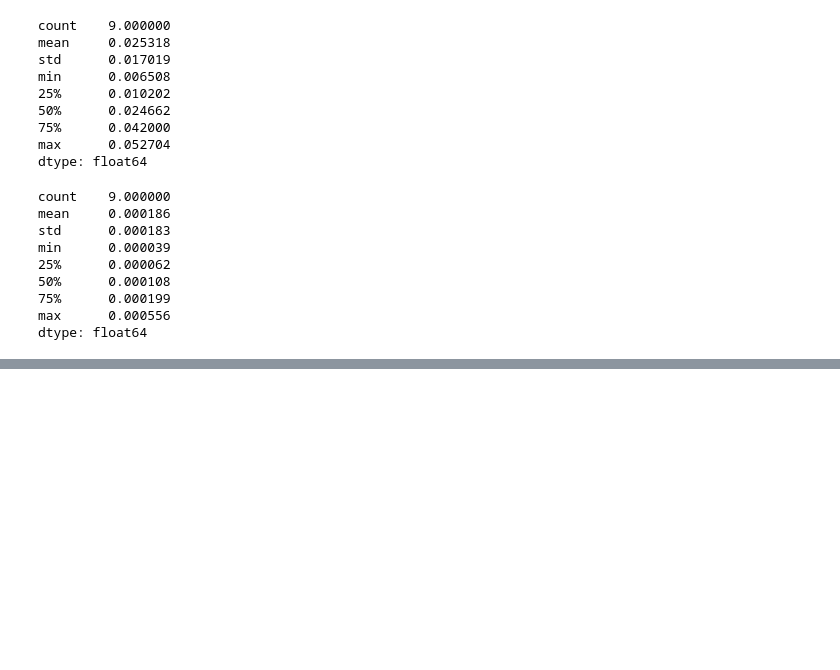
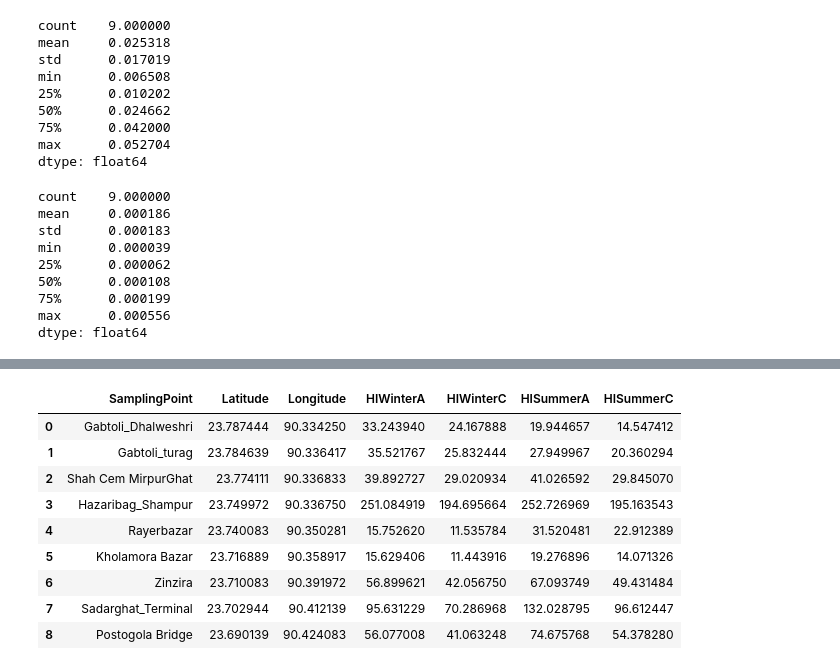
Before and after one commit to rakibhhridoy/OnGoingStudy, a Jupyter notebook: Buriganga/HRA.ipynb, the cells around one changed output, grey strips where cells are left out. Saved outputs shown, nothing was run; the diff lists cells and outputs as text; code cells hidden in the pictures; blank space fills up the shorter version.

```diff
--- a/Buriganga/HRA.ipynb
+++ b/Buriganga/HRA.ipynb
@@ -1845,0 +1863,2 @@ dtype: float64
+# %%
+coord = coord[["Sampling Point", "Latitude", "Longitude"]]
@@ -1845,0 +1878,5 @@ dtype: float64
+# %%
+Hiwa = hi_ingwa + hi_dermwa
+Hiwc = hi_ingwc + hi_dermwc
+Hisa = hi_ingsa + hi_dermsa
+Hisc = hi_ingsc + hi_dermsc
@@ -1845,0 +1896,24 @@ dtype: float64
+# %%
+Hi = pd.DataFrame(data={
+    "SamplingPoint": coord["Sampling Point"],
+    "Latitude":coord.Latitude,
+    "Longitude":coord.Longitude,
+    "HIWinterA": Hiwa,
+    "HIWinterC": Hiwc,
+    "HISummerA": Hisa,
+    "HISummerC": Hisc,
+
+})
+# %%
+Hi
+# %% [output]
+|  | SamplingPoint | Latitude | Longitude | HIWinterA | HIWinterC | HISummerA | HISummerC |
+| 0 | Gabtoli_Dhalweshri | 23.787444 | 90.334250 | 33.243940 | 24.167888 | 19.944657 | 14.547412 |
+| 1 | Gabtoli_turag | 23.784639 | 90.336417 | 35.521767 | 25.832444 | 27.949967 | 20.360294 |
+| 2 | Shah Cem MirpurGhat | 23.774111 | 90.336833 | 39.892727 | 29.020934 | 41.026592 | 29.845070 |
+| 3 | Hazaribag_Shampur | 23.749972 | 90.336750 | 251.084919 | 194.695664 | 252.726969 | 195.163543 |
+| 4 | Rayerbazar | 23.740083 | 90.350281 | 15.752620 | 11.535784 | 31.520481 | 22.912389 |
+| 5 | Kholamora Bazar | 23.716889 | 90.358917 | 15.629406 | 11.443916 | 19.276896 | 14.071326 |
+| 6 | Zinzira | 23.710083 | 90.391972 | 56.899621 | 42.056750 | 67.093749 | 49.431484 |
+| 7 | Sadarghat_Terminal | 23.702944 | 90.412139 | 95.631229 | 70.286968 | 132.028795 | 96.612447 |
+| 8 | Postogola Bridge | 23.690139 | 90.424083 | 56.077008 | 41.063248 | 74.675768 | 54.378280 |
```
Also changed, not shown: parts of 8 cells of this notebook, 2 other files.
